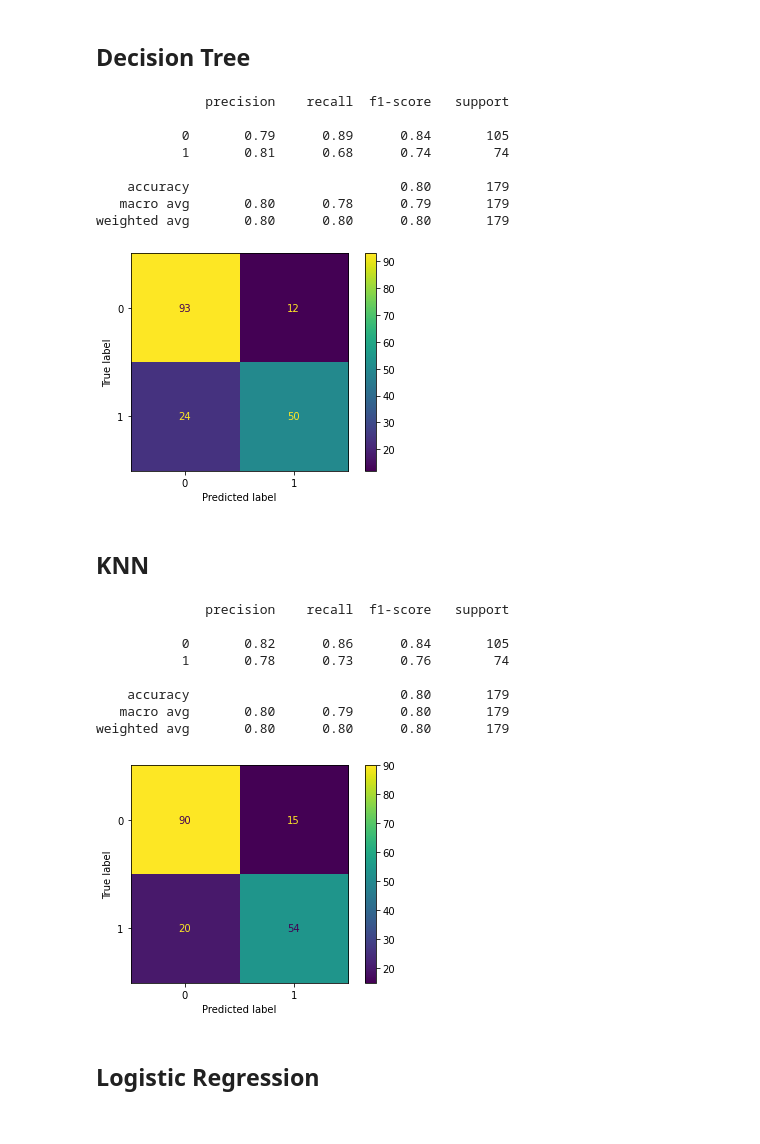
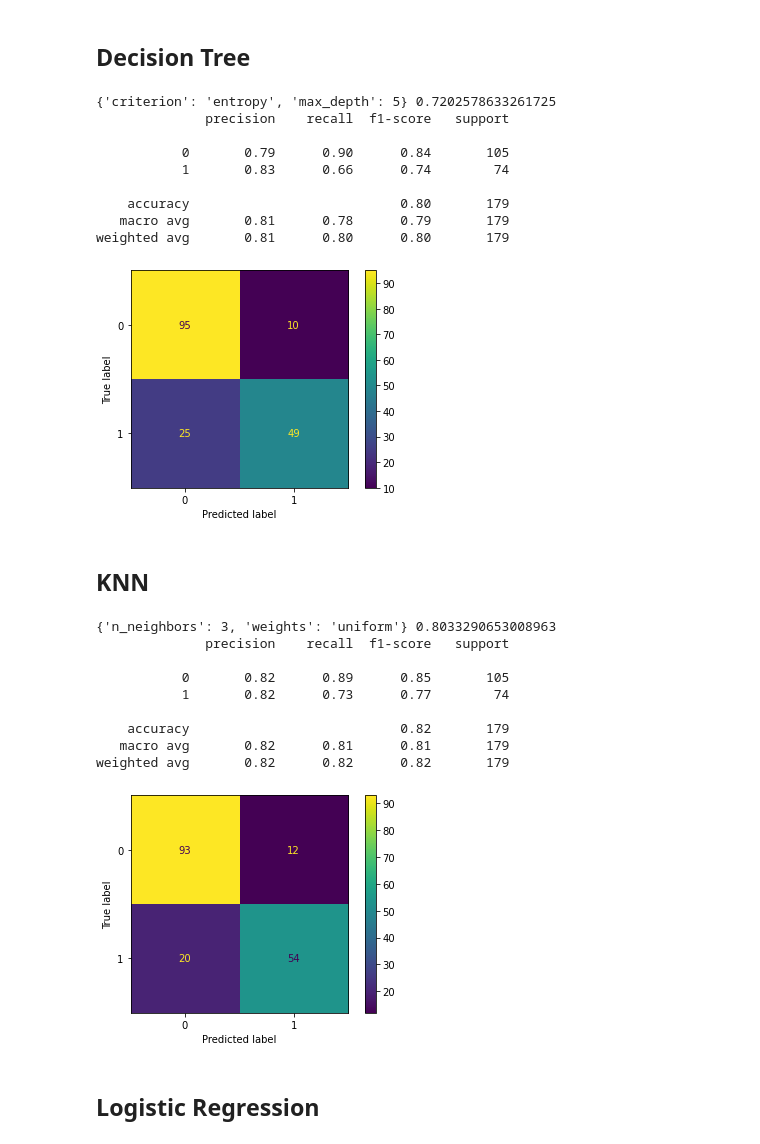
Before and after one commit to Otavio-Parraga/titanic_kaggle, a Jupyter notebook: Kaggle's_Titanic.ipynb, the cells around one changed output. Drawn from its saved outputs; the diff is of its cells as text; code cells hidden in the pictures.

```diff
--- a/Kaggle's_Titanic.ipynb
+++ b/Kaggle's_Titanic.ipynb
@@ -224,9 +227,14 @@ weighted avg       0.78      0.77      0.77       179
 # %% [markdown]
 ## Random Forest
 # %%
-random_forest = RandomForestClassifier(max_depth=10, n_jobs = 4)
+params = {"max_depth": [5,10,15,20,25,50],
+         "criterion": ['gini', 'entropy'],
+         "max_features":['auto', 'log2']}
+
+random_forest = GridSearchCV(RandomForestClassifier(n_jobs=-1), params, scoring='f1')
 random_forest.fit(X_train,y_train)
 prediction = random_forest.predict(X_test)
+print(random_forest.best_params_, random_forest.best_score_)
 print(classification_report(y_test, prediction))
 plot_confusion_matrix(random_forest, X_test, y_test)
 plt.show()
@@ -243,41 +252,51 @@ weighted avg       0.82      0.82      0.81       179
 # %% [markdown]
 ## Decision Tree
 # %%
-decision_tree = DecisionTreeClassifier(max_depth=10)
+params = {"max_depth": [5,10,15,20,25,50],
+         "criterion": ['gini', 'entropy']}
+
+decision_tree = GridSearchCV(DecisionTreeClassifier(), params,scoring='f1')
 decision_tree.fit(X_train,y_train)
 prediction = decision_tree.predict(X_test)
+print(decision_tree.best_params_, decision_tree.best_score_)
 print(classification_report(y_test, prediction))
 plot_confusion_matrix(decision_tree, X_test, y_test)
 plt.show()
 # %% [output]
+{'criterion': 'entropy', 'max_depth': 5} 0.7202578633261725
               precision    recall  f1-score   support
 
-           0       0.79      0.89      0.84       105
-           1       0.81      0.68      0.74        74
+           0       0.79      0.90      0.84       105
+           1       0.83      0.66      0.74        74
 
     accuracy                           0.80       179
-   macro avg       0.80      0.78      0.79       179
-weighted avg       0.80      0.80      0.80       179
+   macro avg       0.81      0.78      0.79       179
+weighted avg       0.81      0.80      0.80       179
-[figure, old version]
+[figure, new version]
 # %% [markdown]
 ## KNN
 # %%
-knn = KNeighborsClassifier(n_neighbors=5)
+params = {"n_neighbors":[3,5,7],
+         "weights":['uniform', 'distance']}
+
+knn = GridSearchCV(KNeighborsClassifier(), params)
 knn.fit(X_train,y_train)
 prediction = knn.predict(X_test)
+print(knn.best_params_, knn.best_score_)
 print(classification_report(y_test, prediction))
 plot_confusion_matrix(knn, X_test, y_test)
 plt.show()
 # %% [output]
+{'n_neighbors': 3, 'weights': 'uniform'} 0.8033290653008963
               precision    recall  f1-score   support
 
-           0       0.82      0.86      0.84       105
-           1       0.78      0.73      0.76        74
+           0       0.82      0.89      0.85       105
+           1       0.82      0.73      0.77        74
 
-    accuracy                           0.80       179
-   macro avg       0.80      0.79      0.80       179
-weighted avg       0.80      0.80      0.80       179
+    accuracy                           0.82       179
+   macro avg       0.82      0.81      0.81       179
+weighted avg       0.82      0.82      0.82       179
-[figure, old version]
+[figure, new version]
 # %% [markdown]
 ## Logistic Regression
 # %%
```
Also changed, not shown: parts of 9 cells of this notebook, 2 other files.
